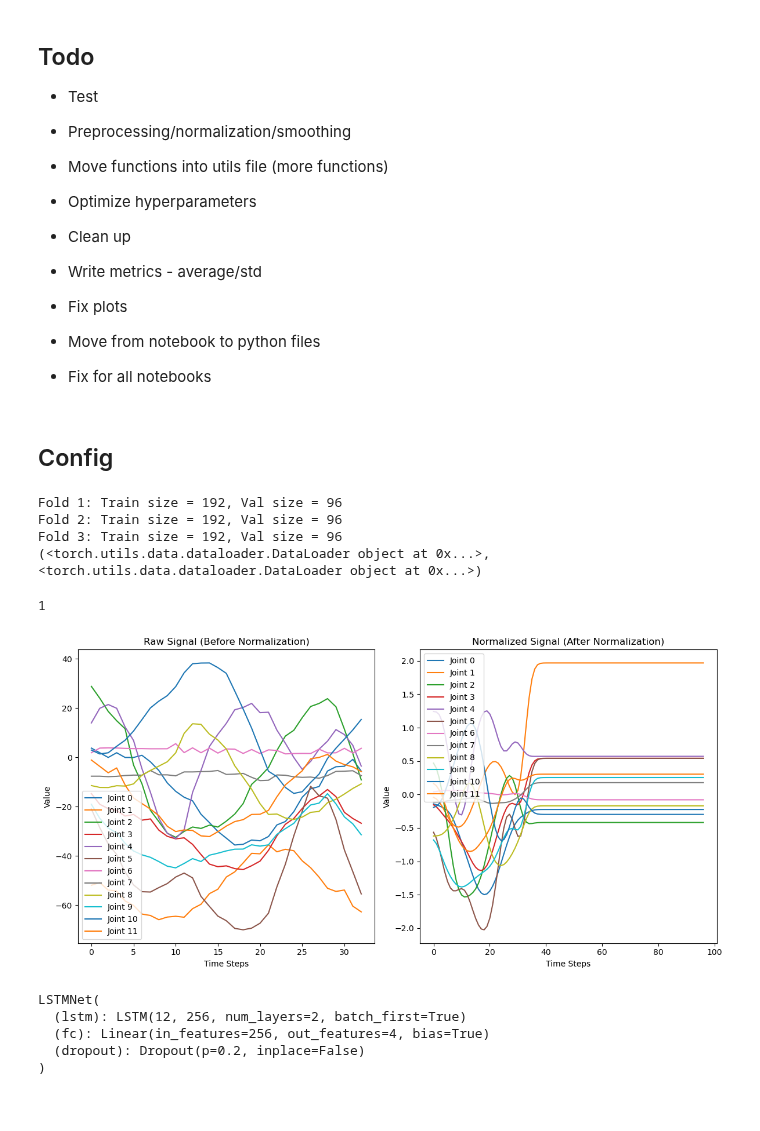
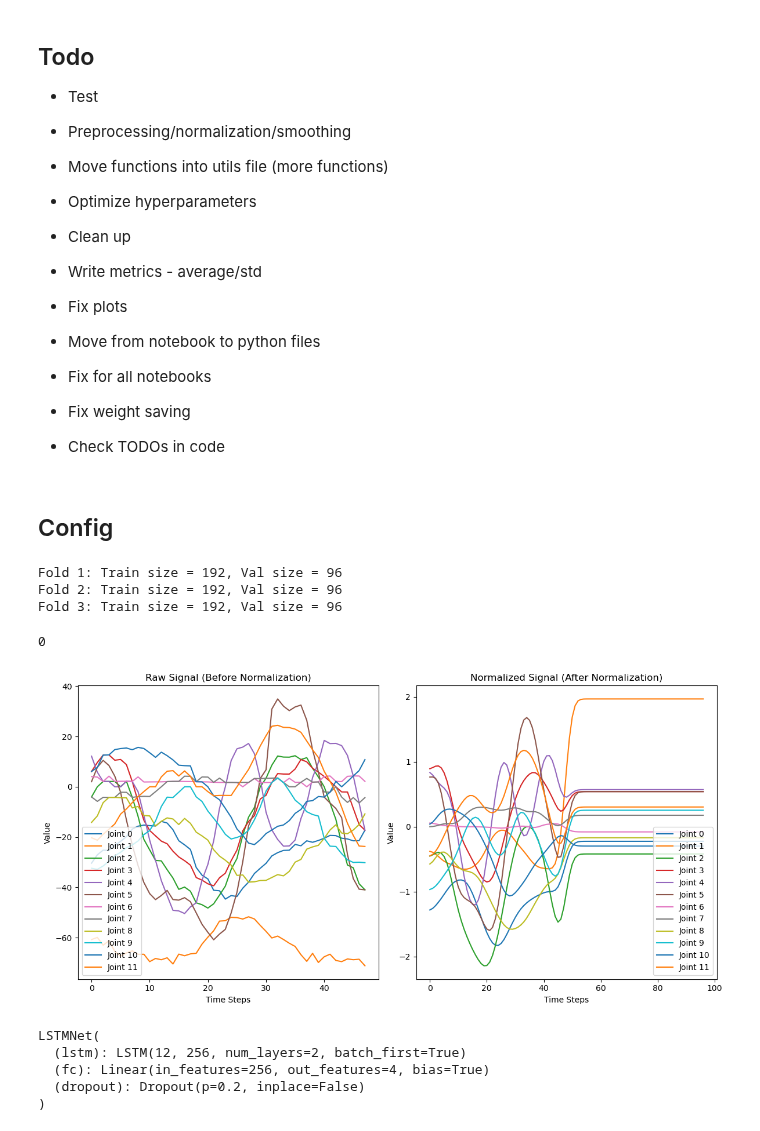
Before and after one commit to brittawi/SkiersProject, a Jupyter notebook: classification/training/classifiication_of_gears_lstm_smooth_normalized.ipynb, the cells around one changed output. Drawn from its saved outputs; the diff is of its cells as text; code cells hidden in the pictures.

Commit message:
Cofig, train sperate file todos

```diff
--- a/classification/training/classifiication_of_gears_lstm_smooth_normalized.ipynb
+++ b/classification/training/classifiication_of_gears_lstm_smooth_normalized.ipynb
@@ -17,6 +17,10 @@
 - Move from notebook to python files
 
 - Fix for all notebooks
+
+- Fix weight saving
+
+- Check TODOs in code
 # %%
 from torch.utils.data import random_split, DataLoader, Subset
 import torch
@@ -93,7 +97,7 @@ train_dataset = CustomDataset(files, path, file_name, choosen_joints, padding_va
 # Split into Train+Val and Test
 generator = torch.Generator().manual_seed(42)
 dataset_size = len(train_dataset)
-train_val_size = int(dataset_size * 0.9)  # 90% for Train+Val
+train_val_size = int(dataset_size * (train_size + val_size))  # 90% for Train+Val
 test_size = dataset_size - train_val_size  # 10% for Test
 
 # Get indices for Train+Val and Test
@@ -133,51 +137,47 @@ for fold, (train_idx, val_idx) in enumerate(kf.split(train_val_indices)):
 
     # Store loaders for this fold
     fold_loaders.append((train_loader, val_loader))
-
-# Now, fold_loaders contains 5 different train/val splits while test_loader remains unchanged.
-print(fold_loaders[0])
 # %% [output]
 Fold 1: Train size = 192, Val size = 96
 Fold 2: Train size = 192, Val size = 96
 Fold 3: Train size = 192, Val size = 96
-(<torch.utils.data.dataloader.DataLoader object at 0x...>, <torch.utils.data.dataloader.DataLoader object at 0x...>)
 # %%
 # Select an index to compare (e.g., the first sample in the train split)
-sample_idx = train_val_indices[1]  # Ensure we use the same sample from both datasets
+sample_idx = train_val_indices[2]  # Ensure we use the same sample from both datasets
 
 # Extract the raw signal (before normalization)
 raw_signal, raw_label = train_dataset[sample_idx]  # From the first dataset instance
 
 # Extract the processed signal (after normalization)
 normalized_signal, norm_label = normalized_dataset[sample_idx]  # From the second dataset instance
 
 # Ensure labels match
 assert raw_label == norm_label, "Labels should match between datasets"
 
 # Plot the signals for each joint
 print(raw_label)
 plt.figure(figsize=(12, 6))
 
 for i in range(raw_signal.shape[1]):  # Iterate over each joint
     plt.subplot(1, 2, 1)
     plt.plot(raw_signal[:, i], label=f'Joint {i}')
     plt.title("Raw Signal (Before Normalization)")
     plt.xlabel("Time Steps")
     plt.ylabel("Value")
     plt.legend()
 
     plt.subplot(1, 2, 2)
     plt.plot(normalized_signal[:, i], label=f'Joint {i}')
     plt.title("Normalized Signal (After Normalization)")
     plt.xlabel("Time Steps")
     plt.ylabel("Value")
     plt.legend()
 
 plt.tight_layout()
 plt.show()
 # %% [output]
-1
+0
-[figure, old version]
+[figure, new version]
 # %%
 class LSTMNet(nn.Module):
     def __init__(self, input_channels, hidden_size, output, num_layers, dropout):
```
Also changed, not shown: 4 other files.
